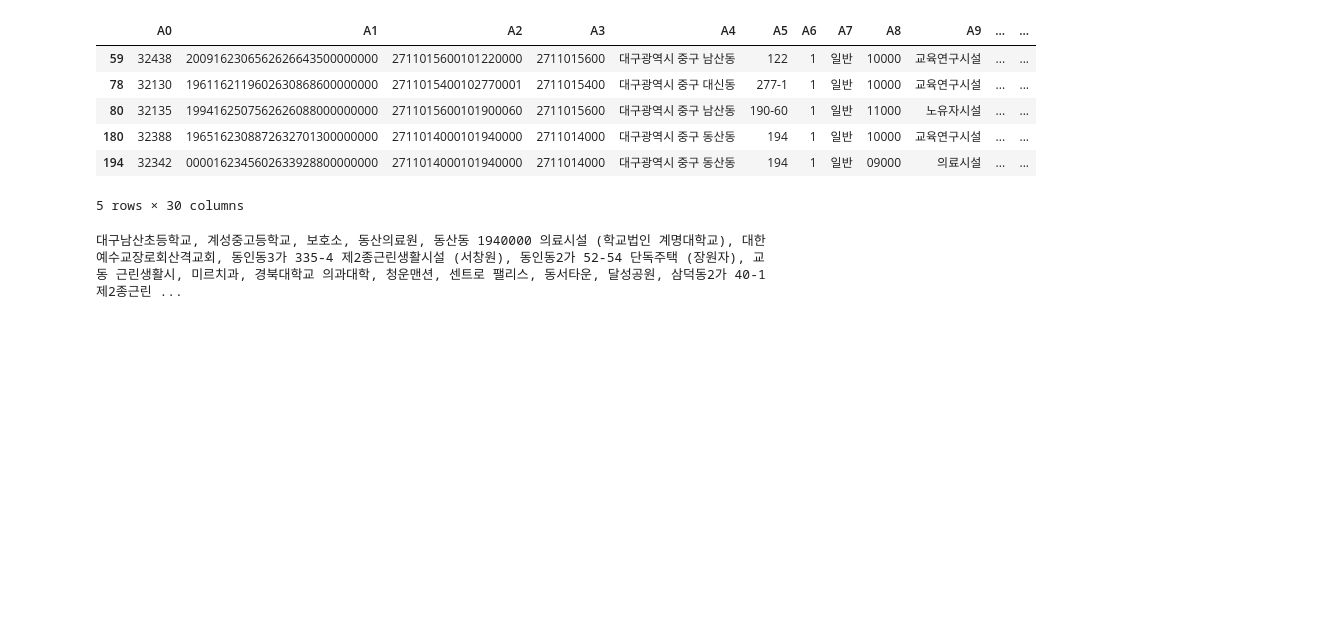
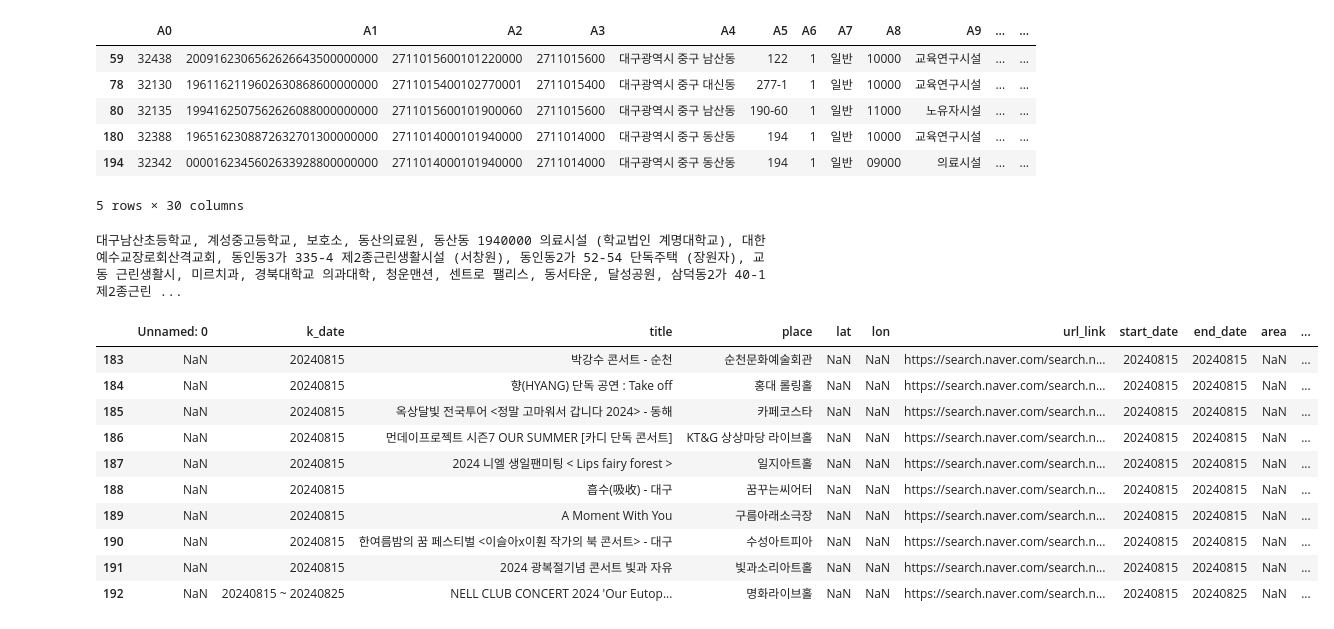
Before and after one commit to jiwon808/streamlit, a Jupyter notebook: test.ipynb, the cells around one changed output. Saved outputs shown, nothing was run; the diff lists cells and outputs as text; code cells hidden in the pictures; blank space fills up the shorter version.

```diff
--- a/test.ipynb
+++ b/test.ipynb
@@ -317,3 +317,20 @@ for i in range(50) :
     print(ll[i], end=', ')
 # %% [output]
 대구남산초등학교, 계성중고등학교, 보호소, 동산의료원, 동산동 1940000 의료시설 (학교법인 계명대학교), 대한예수교장로회산격교회, 동인동3가 335-4 제2종근린생활시설 (서창원), 동인동2가 52-54 단독주택 (장원자), 교동 근린생활시, 미르치과, 경북대학교 의과대학, 청운맨션, 센트로 팰리스, 동서타운, 달성공원, 삼덕동2가 40-1 제2종근린 ...
+# %%
+import pandas as pd
+
+df = pd.read_csv('event_crawling.csv')
+df.tail(10)
+# %% [output]
+|  | Unnamed: 0 | k_date | title | place | lat | lon | url_link | start_date | end_date | area | ... |
+| 183 | NaN | 20240815 | 박강수 콘서트 - 순천 | 순천문화예술회관 | NaN | NaN | https://search.naver.com/search.n... | 20240815 | 20240815 | NaN | ... |
+| 184 | NaN | 20240815 | 향(HYANG) 단독 공연 : Take off | 홍대 롤링홀 | NaN | NaN | https://search.naver.com/search.n... | 20240815 | 20240815 | NaN | ... |
+| 185 | NaN | 20240815 | 옥상달빛 전국투어 <정말 고마워서 갑니다 2024> - 동해 | 카페코스타 | NaN | NaN | https://search.naver.com/search.n... | 20240815 | 20240815 | NaN | ... |
+| 186 | NaN | 20240815 | 먼데이프로젝트 시즌7 OUR SUMMER [카디 단독 콘서트] | KT&G 상상마당 라이브홀 | NaN | NaN | https://search.naver.com/search.n... | 20240815 | 20240815 | NaN | ... |
+| 187 | NaN | 20240815 | 2024 니엘 생일팬미팅 < Lips fairy forest > | 일지아트홀 | NaN | NaN | https://search.naver.com/search.n... | 20240815 | 20240815 | NaN | ... |
+| 188 | NaN | 20240815 | 흡수(吸收) - 대구 | 꿈꾸는씨어터 | NaN | NaN | https://search.naver.com/search.n... | 20240815 | 20240815 | NaN | ... |
+| 189 | NaN | 20240815 | A Moment With You | 구름아래소극장 | NaN | NaN | https://search.naver.com/search.n... | 20240815 | 20240815 | NaN | ... |
+| 190 | NaN | 20240815 | 한여름밤의 꿈 페스티벌 <이슬아x이훤 작가의 북 콘서트> - 대구 | 수성아트피아 | NaN | NaN | https://search.naver.com/search.n... | 20240815 | 20240815 | NaN | ... |
+| 191 | NaN | 20240815 | 2024 광복절기념 콘서트 빛과 자유 | 빛과소리아트홀 | NaN | NaN | https://search.naver.com/search.n... | 20240815 | 20240815 | NaN | ... |
+| 192 | NaN | 20240815 ~ 20240825 | NELL CLUB CONCERT 2024 'Our Eutop... | 명화라이브홀 | NaN | NaN | https://search.naver.com/search.n... | 20240815 | 20240825 | NaN | ... |
```
Also changed, not shown: parts of 7 cells of this notebook, 10 other files.
